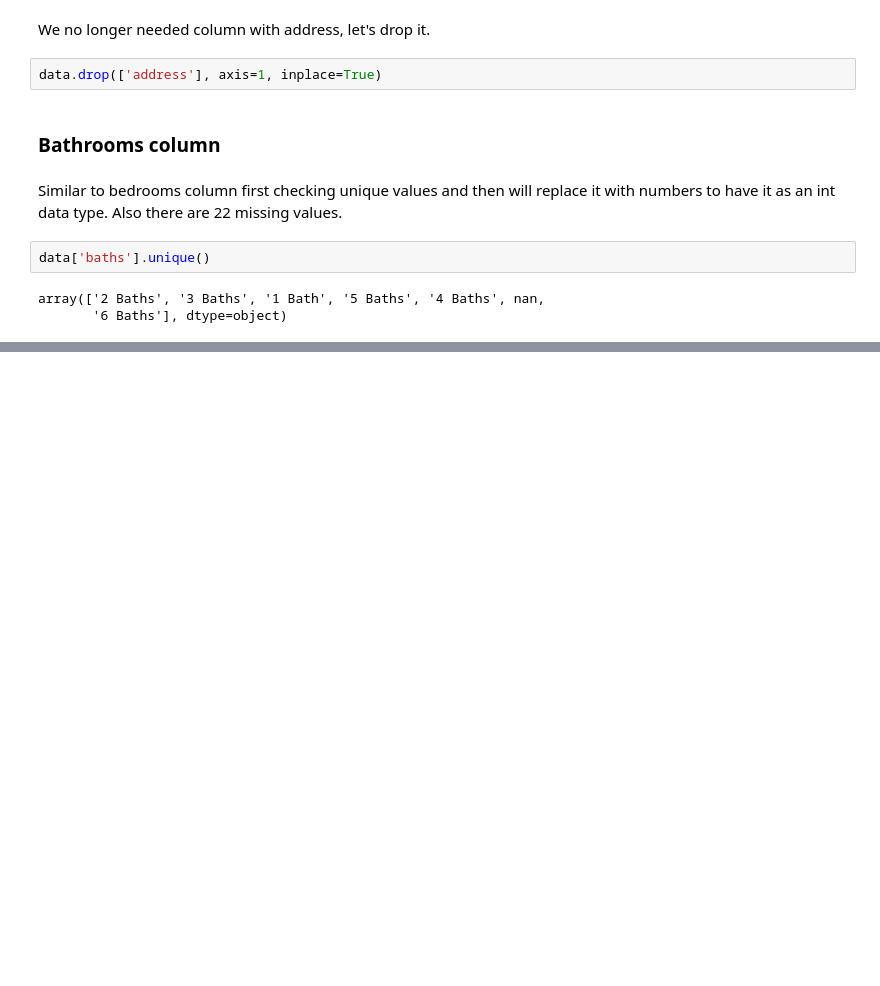
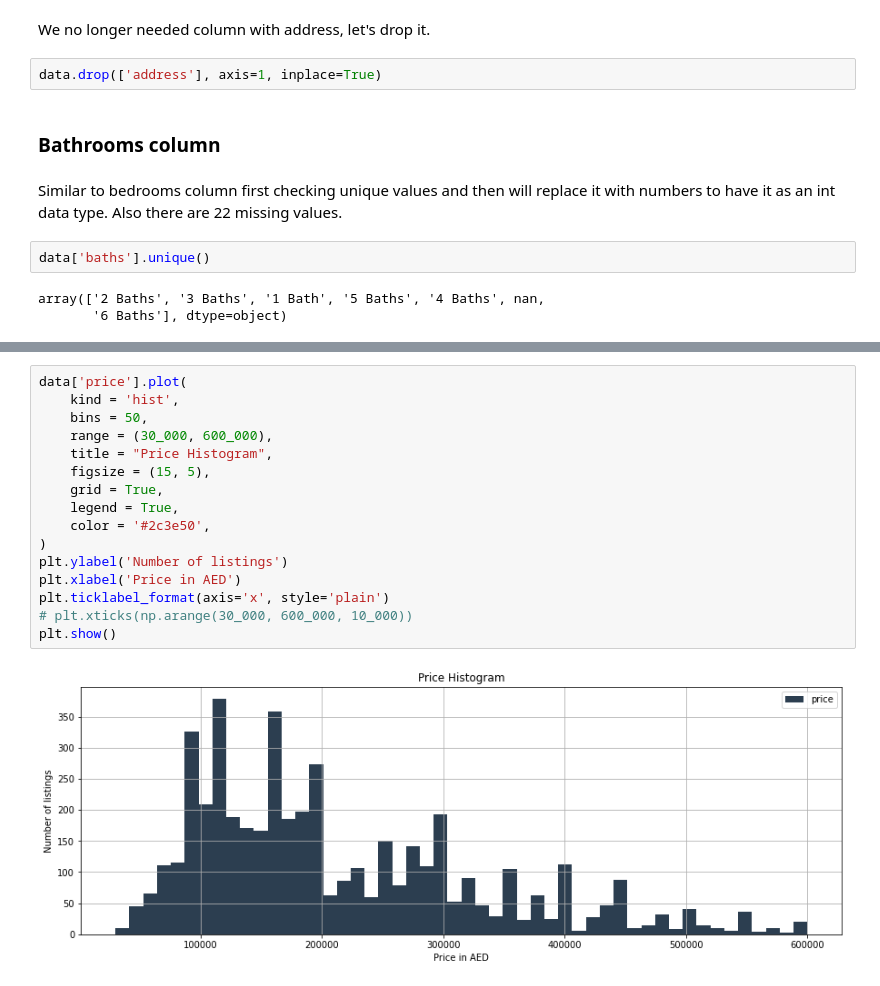
Before and after one commit to imeleges/REMA_Dubai, a Jupyter notebook: bayut_dubai_difc_downtown.ipynb, the cells around one changed output, grey strips where cells are left out. Saved outputs shown, nothing was run; the diff lists cells and outputs as text; blank space fills up the shorter version.

```diff
--- a/bayut_dubai_difc_downtown.ipynb
+++ b/bayut_dubai_difc_downtown.ipynb
@@ -155,0 +321,18 @@ data['beds'] = data['beds'].replace(
+# %%
+data['price'].plot(
+    kind = 'hist',
+    bins = 50,
+    range = (30_000, 600_000),
+    title = "Price Histogram",
+    figsize = (15, 5),
+    grid = True,
+    legend = True,
+    color = '#2c3e50',
+)
+plt.ylabel('Number of listings')
+plt.xlabel('Price in AED')
+plt.ticklabel_format(axis='x', style='plain')
+# plt.xticks(np.arange(30_000, 600_000, 10_000))
+plt.show()
+# %% [output]
+[figure, added]
```
Also changed, not shown: parts of 46 cells of this notebook.
